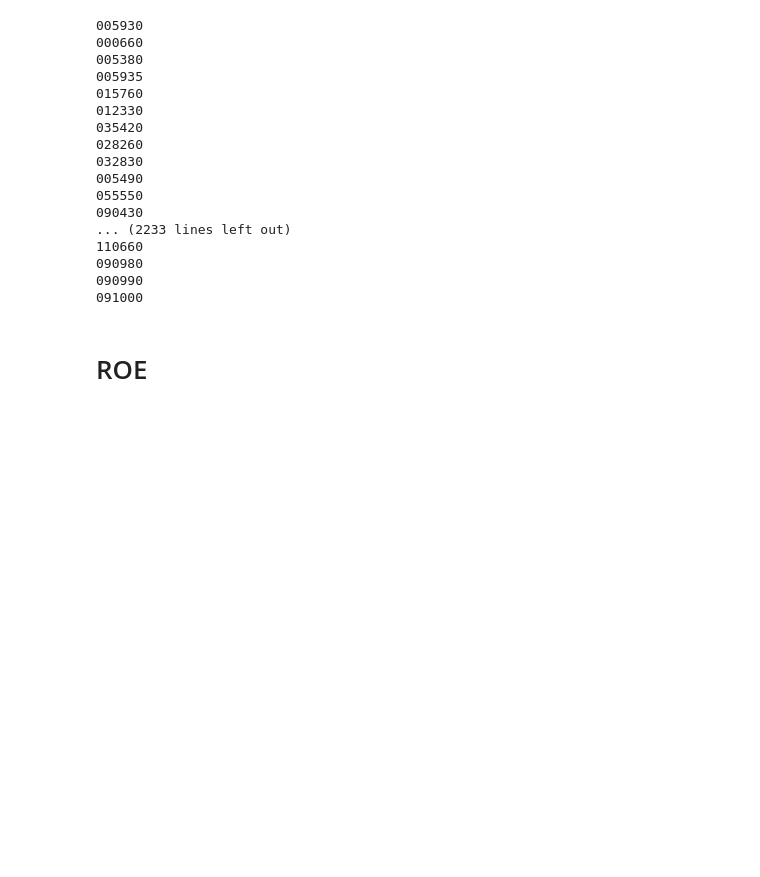
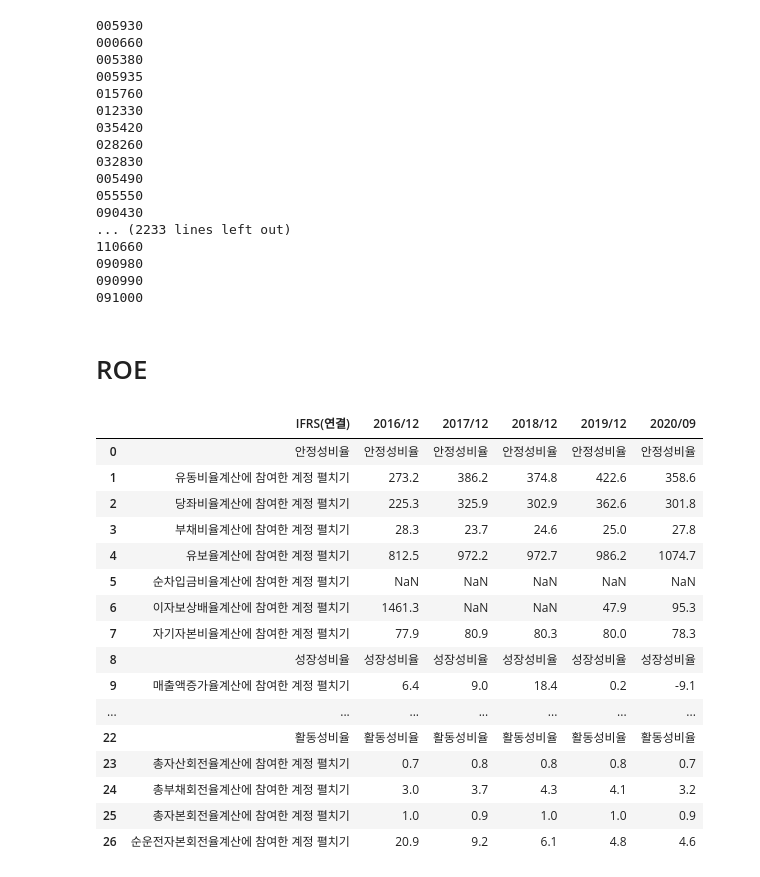
Before and after one commit to choi97201/DartFss, a Jupyter notebook: new_collect.ipynb, the cells around one changed output. Saved outputs shown, nothing was run; the diff lists cells and outputs as text; code cells hidden in the pictures; blank space fills up the shorter version.

```diff
--- a/new_collect.ipynb
+++ b/new_collect.ipynb
@@ -7,7 +7,7 @@ main._setDart()
 data = {}
 years = ['2017', '2018', '2019', '2020']
 for y in years:
-    data['fnguide{}'.format(y)] = main.maria.showData('select * from fnguide{}'.format(y))
+    data['fnguide{}'.format(y)] = main.maria.showData('select * from fn{}'.format(y))
 code_list = list(data['fnguide2017']['종목코드'])
 # %%
 def checkFS(code, df):
@@ -324,0 +347,20 @@ for code in main.code_list:
+# %%
+df
+# %% [output]
+|  | IFRS(연결) | 2016/12 | 2017/12 | 2018/12 | 2019/12 | 2020/09 |
+| 0 | 안정성비율 | 안정성비율 | 안정성비율 | 안정성비율 | 안정성비율 | 안정성비율 |
+| 1 | 유동비율계산에 참여한 계정 펼치기 | 273.2 | 386.2 | 374.8 | 422.6 | 358.6 |
+| 2 | 당좌비율계산에 참여한 계정 펼치기 | 225.3 | 325.9 | 302.9 | 362.6 | 301.8 |
+| 3 | 부채비율계산에 참여한 계정 펼치기 | 28.3 | 23.7 | 24.6 | 25.0 | 27.8 |
+| 4 | 유보율계산에 참여한 계정 펼치기 | 812.5 | 972.2 | 972.7 | 986.2 | 1074.7 |
+| 5 | 순차입금비율계산에 참여한 계정 펼치기 | NaN | NaN | NaN | NaN | NaN |
+| 6 | 이자보상배율계산에 참여한 계정 펼치기 | 1461.3 | NaN | NaN | 47.9 | 95.3 |
+| 7 | 자기자본비율계산에 참여한 계정 펼치기 | 77.9 | 80.9 | 80.3 | 80.0 | 78.3 |
+| 8 | 성장성비율 | 성장성비율 | 성장성비율 | 성장성비율 | 성장성비율 | 성장성비율 |
+| 9 | 매출액증가율계산에 참여한 계정 펼치기 | 6.4 | 9.0 | 18.4 | 0.2 | -9.1 |
+| ... | ... | ... | ... | ... | ... | ... |
+| 22 | 활동성비율 | 활동성비율 | 활동성비율 | 활동성비율 | 활동성비율 | 활동성비율 |
+| 23 | 총자산회전율계산에 참여한 계정 펼치기 | 0.7 | 0.8 | 0.8 | 0.8 | 0.7 |
+| 24 | 총부채회전율계산에 참여한 계정 펼치기 | 3.0 | 3.7 | 4.3 | 4.1 | 3.2 |
+| 25 | 총자본회전율계산에 참여한 계정 펼치기 | 1.0 | 0.9 | 1.0 | 1.0 | 0.9 |
+| 26 | 순운전자본회전율계산에 참여한 계정 펼치기 | 20.9 | 9.2 | 6.1 | 4.8 | 4.6 |
```
Also changed, not shown: parts of 3 cells of this notebook, 1 other file.
